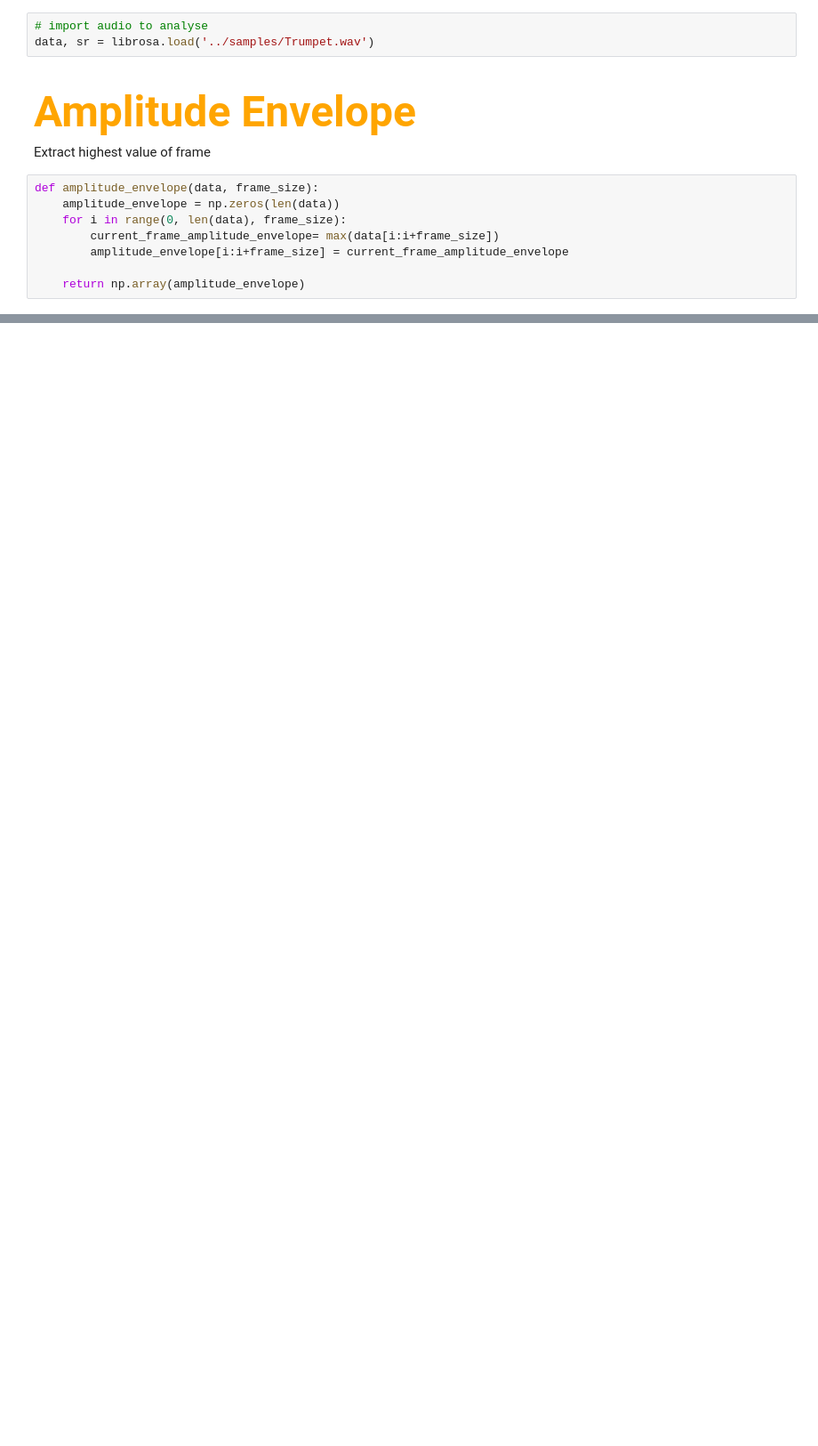
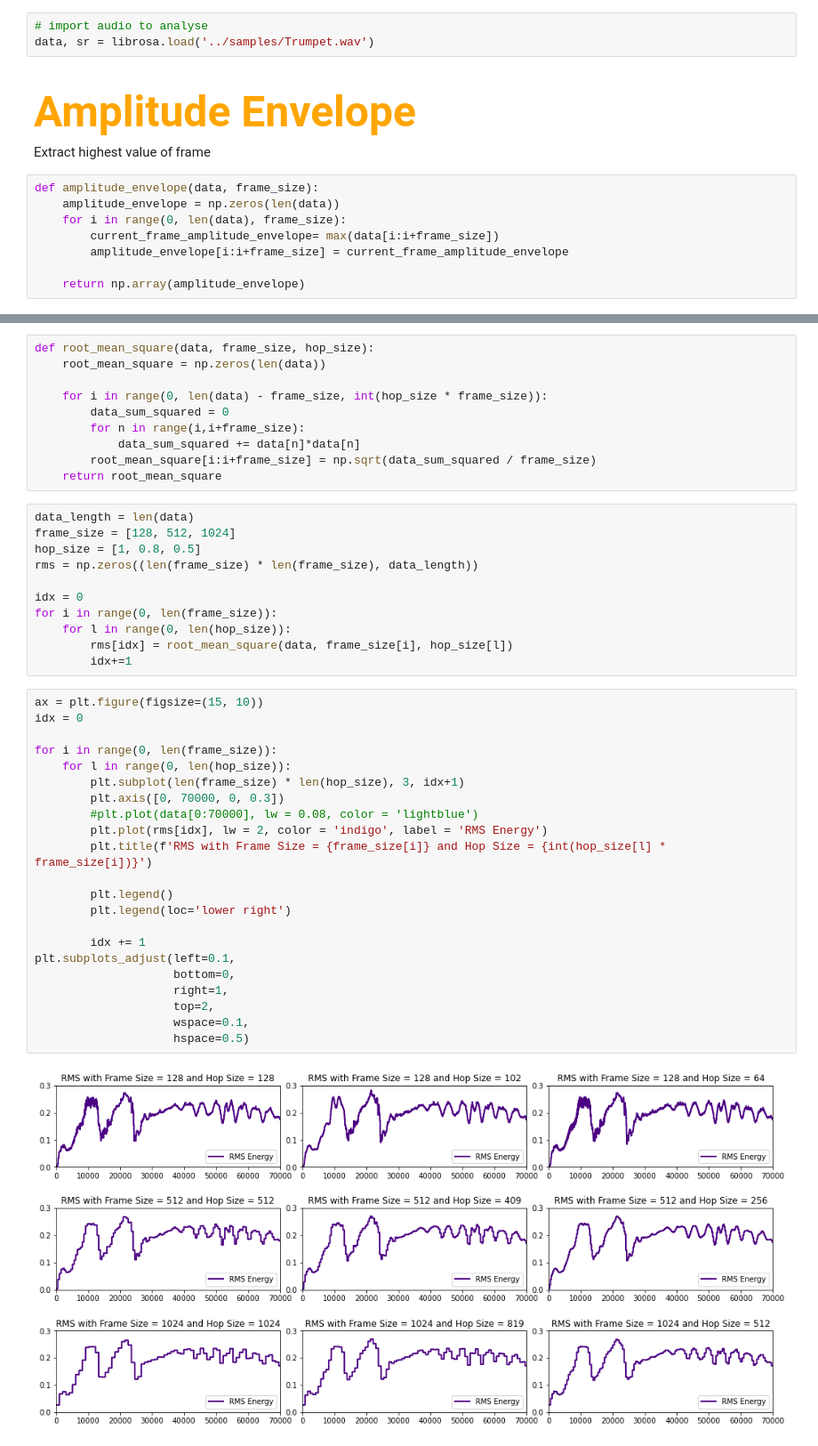
Before and after one commit to HNuijens/PythonAudioProcessing, a Jupyter notebook: Analysis/Extracting Time-Domain Audio Features.ipynb, the cells around one changed output, grey strips where cells are left out. Shown: that part at 89% size. Cells and saved outputs as stored; diff of their text form; blank space fills up the shorter version.

```diff
--- a/Analysis/Extracting Time-Domain Audio Features.ipynb
+++ b/Analysis/Extracting Time-Domain Audio Features.ipynb
@@ -47,0 +52,45 @@ plt.subplots_adjust(left=0.1,
+# %%
+def root_mean_square(data, frame_size, hop_size):
+    root_mean_square = np.zeros(len(data))
+
+    for i in range(0, len(data) - frame_size, int(hop_size * frame_size)):
+        data_sum_squared = 0
+        for n in range(i,i+frame_size):
+            data_sum_squared += data[n]*data[n]
+        root_mean_square[i:i+frame_size] = np.sqrt(data_sum_squared / frame_size)
+    return root_mean_square
+# %%
+data_length = len(data)
+frame_size = [128, 512, 1024]
+hop_size = [1, 0.8, 0.5]
+rms = np.zeros((len(frame_size) * len(frame_size), data_length))
+
+idx = 0
+for i in range(0, len(frame_size)):
+    for l in range(0, len(hop_size)):
+        rms[idx] = root_mean_square(data, frame_size[i], hop_size[l])
+        idx+=1
+# %%
+ax = plt.figure(figsize=(15, 10))
+idx = 0
+
+for i in range(0, len(frame_size)):
+    for l in range(0, len(hop_size)):
+        plt.subplot(len(frame_size) * len(hop_size), 3, idx+1)
+        plt.axis([0, 70000, 0, 0.3])
+        #plt.plot(data[0:70000], lw = 0.08, color = 'lightblue')
+        plt.plot(rms[idx], lw = 2, color = 'indigo', label = 'RMS Energy')
+        plt.title(f'RMS with Frame Size = {frame_size[i]} and Hop Size = {int(hop_size[l] * frame_size[i])}')
+
+        plt.legend()
+        plt.legend(loc='lower right')
+
+        idx += 1
+plt.subplots_adjust(left=0.1,
+                    bottom=0,
+                    right=1,
+                    top=2,
+                    wspace=0.1,
+                    hspace=0.5)
+# %% [output]
+[figure, added]
```
Also changed, not shown: parts of 4 cells of this notebook.
